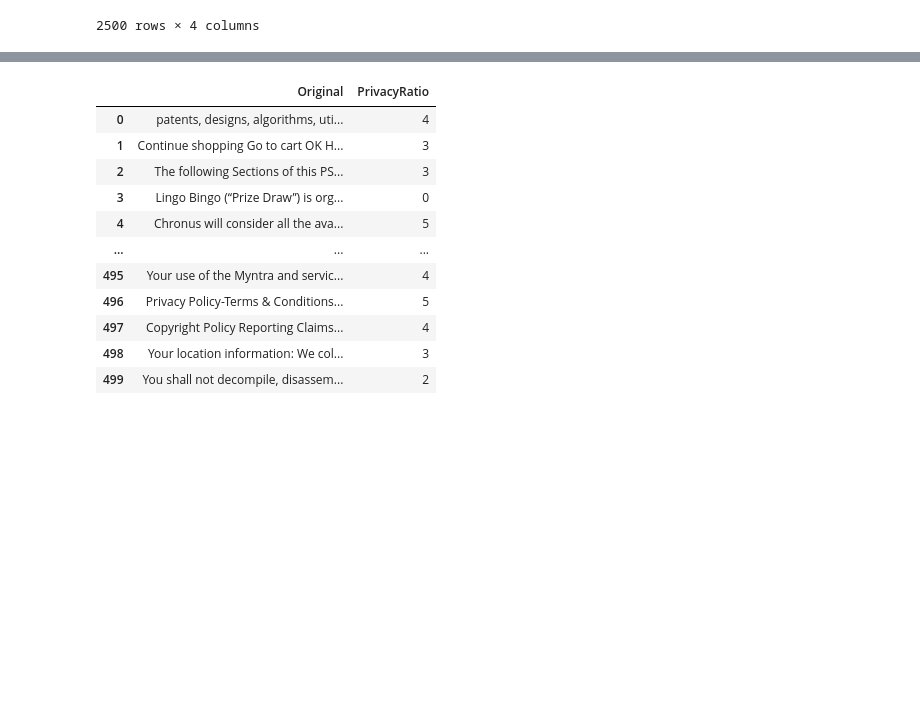
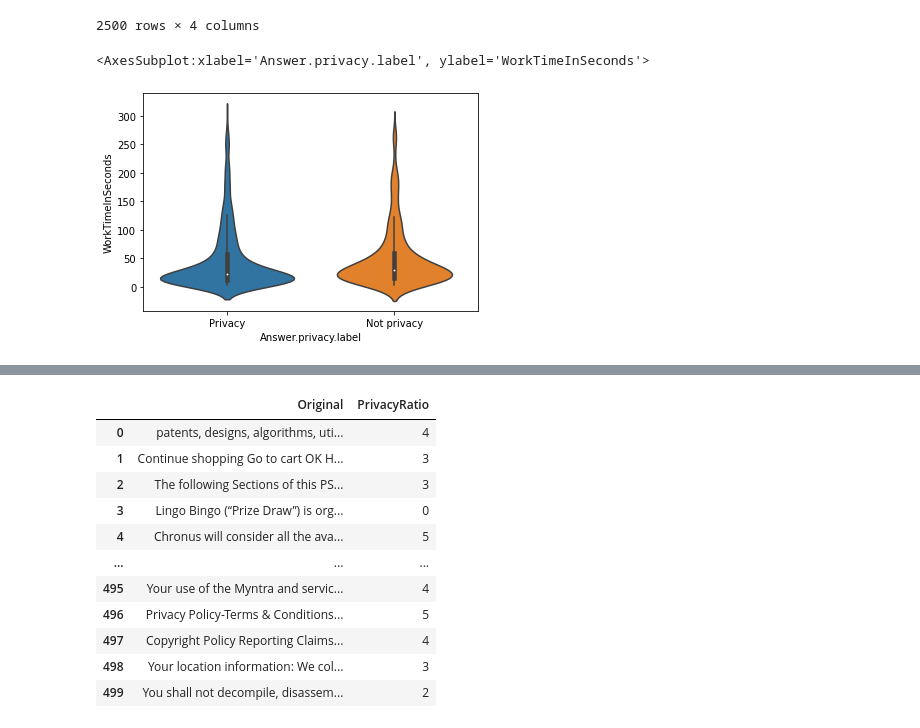
Before and after one commit to JLGGG/ToS-crawler, a Jupyter notebook: mturk.ipynb, the cells around one changed output, grey strips where cells are left out. Saved outputs shown, nothing was run; the diff lists cells and outputs as text; code cells hidden in the pictures; blank space fills up the shorter version.

```diff
--- a/mturk.ipynb
+++ b/mturk.ipynb
@@ -39,6 +44,11 @@ df_mturk_500_t
 | 2498 | A1R5B8KT4EIIKB | 46 | You shall not decompile, disassem... | Not privacy |
 | 2499 | A3SYPIR2LAJGQQ | 26 | You shall not decompile, disassem... | Privacy |
 2500 rows × 4 columns
+# %%
+sns.violinplot(x=df_mturk_500_t['Answer.privacy.label'], y=df_mturk_500_t['WorkTimeInSeconds'])
+# %% [output]
+<AxesSubplot:xlabel='Answer.privacy.label', ylabel='WorkTimeInSeconds'>
+[figure, added]
 # %%
 # df_mturk_500_t_ascending = df_mturk_500_t.sort_values(by='WorkTimeInSeconds')
 # df_mturk_500_t_ascending.to_csv(Path(os.getcwd() + "/" + "check_time.csv"), index=False)
```
Also changed, not shown: parts of 7 cells of this notebook.
